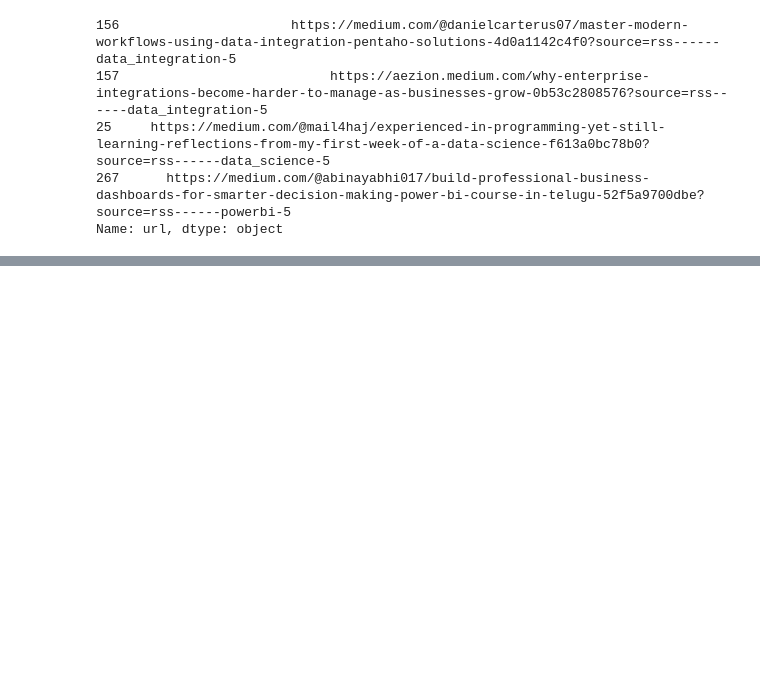
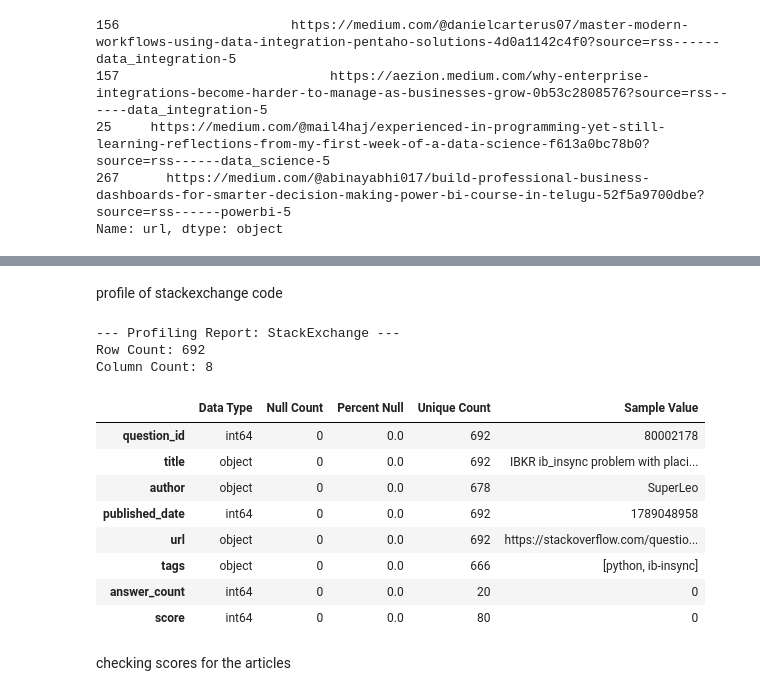
Before and after one commit to AzamAlzahrani/FOMOless, a Jupyter notebook: notebooks/02_profile_clean.ipynb, the cells around one changed output, grey strips where cells are left out. Saved outputs shown, nothing was run; the diff lists cells and outputs as text; code cells hidden in the pictures; blank space fills up the shorter version.

```diff
--- a/notebooks/02_profile_clean.ipynb
+++ b/notebooks/02_profile_clean.ipynb
@@ -389,0 +423,19 @@ Name: url, dtype: object
+# %% [markdown]
+profile of stackexchange code
+# %%
+profile_data(df_stackexchange, source_name = "StackExchange")
+# %% [output]
+--- Profiling Report: StackExchange ---
+Row Count: 692
+Column Count: 8
+|  | Data Type | Null Count | Percent Null | Unique Count | Sample Value |
+| question_id | int64 | 0 | 0.0 | 692 | 80002178 |
+| title | object | 0 | 0.0 | 692 | IBKR ib_insync problem with placi... |
+| author | object | 0 | 0.0 | 678 | SuperLeo |
+| published_date | int64 | 0 | 0.0 | 692 | 1789048958 |
+| url | object | 0 | 0.0 | 692 | https://stackoverflow.com/questio... |
+| tags | object | 0 | 0.0 | 666 | [python, ib-insync] |
+| answer_count | int64 | 0 | 0.0 | 20 | 0 |
+| score | int64 | 0 | 0.0 | 80 | 0 |
+# %% [markdown]
+checking scores for the articles
```
Also changed, not shown: parts of 7 cells of this notebook.
